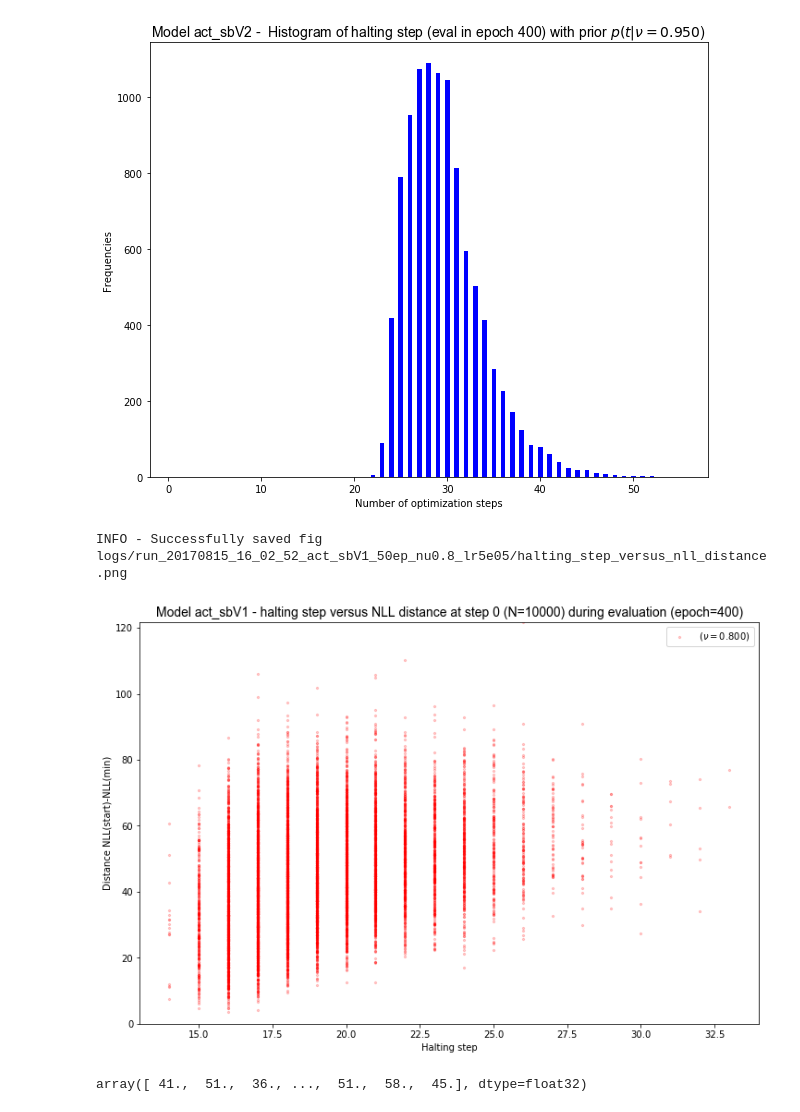
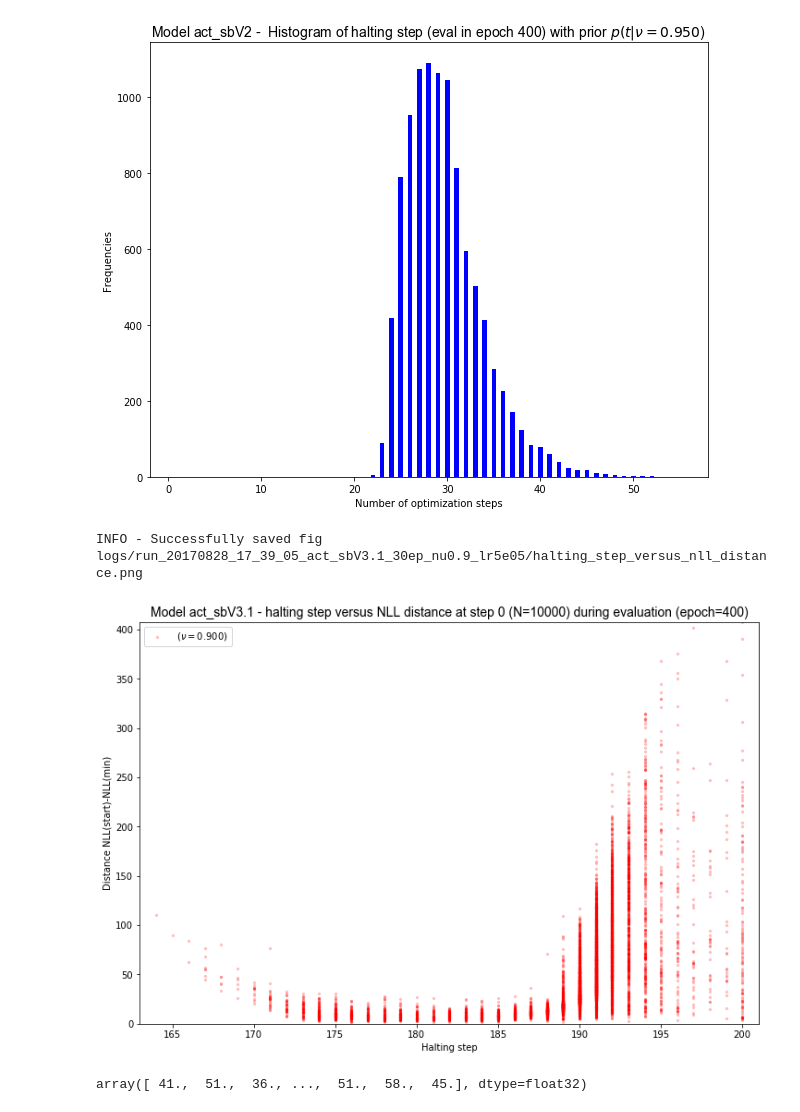
Before and after one commit to toologicbv/meta_learner, a Jupyter notebook: regression_results_actsb_1.ipynb, the cells around one changed output. Saved outputs shown, nothing was run; the diff lists cells and outputs as text; code cells hidden in the pictures.

```diff
--- a/regression_results_actsb_1.ipynb
+++ b/regression_results_actsb_1.ipynb
@@ -63,4 +66,7 @@ expers_to_load = [# Meta V1 model regressionT
 # %%
+## IMPORTANT ---- NUMBER OF STEPS FOR TEST EVALUATION
+MAX_EVAL_STEPS = 200
+
 without_models = False
 
 experiments = []
@@ -90,6 +96,7 @@ for e, exp_path in enumerate(expers_to_load):
         if not without_models:
             models.append(get_model(exp, exp.args.x_dim, retrain=True))
         new_experiments.append(Experiment(exp.args, exp.config))
+        new_experiments[-1].batch_handler_class = experiments[-1].batch_handler_class
         new_experiments[-1].output_dir = experiments[-1].output_dir
         new_experiments[-1].reset_val_stats()
         new_experiments[-1].meta_logger = logger
@@ -117,13 +114,13 @@ INFO - ['linear_in.weight', 'linear_in.bias', 'lstms.0.fc_i2h.weight', 'lstms.0.
 # %%
 del new_experiments
 new_experiments = []
-max_eval_steps = 500
+
 
 for exper in expers_to_load:
     if exper[0]:
         print("Loading experiment {}".format(exper[1]))
         new_experiments.append(Experiment.load(path_to_exp=exper[1] + "/" +
-                                               "exp_eval_stats_10000_" + str(max_eval_steps) +"steps.dll",
+                                               "exp_eval_stats_10000_" + str(MAX_EVAL_STEPS) +"steps.dll",
                                                full_path=True))
         if new_experiments[-1].meta_logger is None:
             new_experiments[-1].meta_logger = logger
@@ -181,10 +177,10 @@ plot_parm_loss_steps(experiments, num_of_plots=4, do_show=True,
                      do_save=False, loss_type="loss", log_scale=False, max_step=20,
                     fig_name="metaV2_val_loss_during_training")
 # %%
-exp_idx = 3
+exp_idx = 1
 model = models[exp_idx]
 
-max_steps = 500
+max_steps = 200
 # new_experiments[exp_idx].model_path
 
 new_experiments[exp_idx].epoch = 400
@@ -192,6 +188,7 @@ new_experiments[exp_idx].config.max_val_opt_steps = max_steps
 new_experiments[exp_idx].config.T = max_steps
 new_experiments[exp_idx].type_prior = "geometric"
 
+
 epoch_obj = Epoch()
 epoch_obj.start(new_experiments[exp_idx])
 print("Validating model {} with q-prob {:.3f}".format(model.name, experiments[exp_idx].config.ptT_shape_param))
@@ -224,7 +221,7 @@ X = np.vstack(new_experiments[2].val_stats["halt_step_funcs"].values())
 # %%
 
 exp_idx = 0
-max_steps = 500
+max_steps = MAX_EVAL_STEPS
 new_experiments[exp_idx].epoch = 400
 new_experiments[exp_idx].config.max_val_opt_steps = max_steps
 new_experiments[exp_idx].config.T = max_steps
@@ -303,10 +300,10 @@ plot_dist_optimization_steps(new_experiments[2], data_set="eval", save=True, sho
 INFO - Successfully saved fig logs/run_20170815_14_33_06_act_sbV2_50ep_nu0.95_lr5e05/T_dist_eval.png
 [figure]
 # %%
-plot_loss_versus_halting_step(new_experiments[4], epoch=400, do_show=True, do_save=True)
+plot_loss_versus_halting_step(new_experiments[1], epoch=400, do_show=True, do_save=True)
 # %% [output]
-INFO - Successfully saved fig logs/run_20170815_16_02_52_act_sbV1_50ep_nu0.8_lr5e05/halting_step_versus_nll_distance.png
+INFO - Successfully saved fig logs/run_20170828_17_39_05_act_sbV3.1_30ep_nu0.9_lr5e05/halting_step_versus_nll_distance.png
-[figure, old version]
+[figure, new version]
 # %%
 new_experiments[3].val_stats["halt_step_funcs"][400]
 # %% [output]
```
Also changed, not shown: parts of 7 cells of this notebook, 5 other files.
